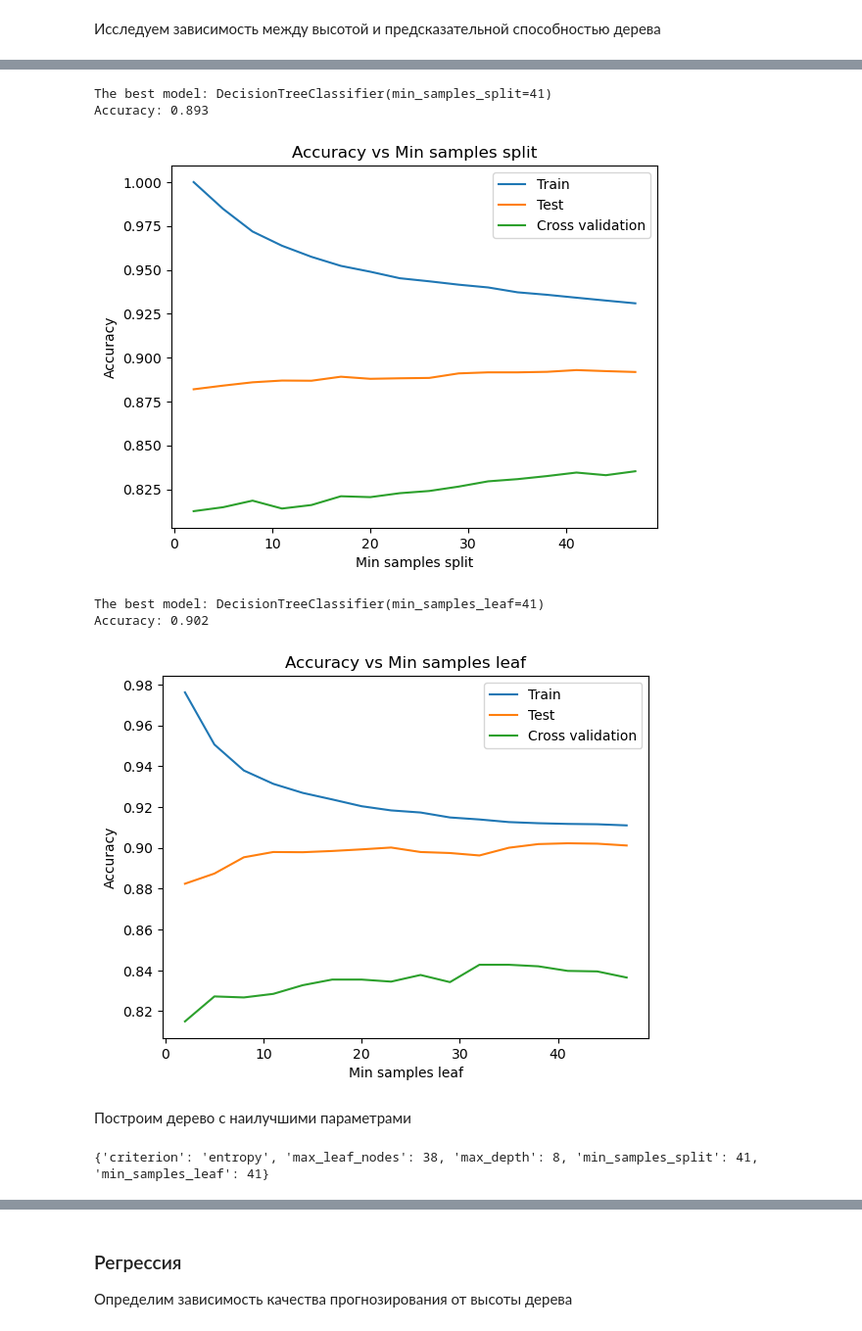
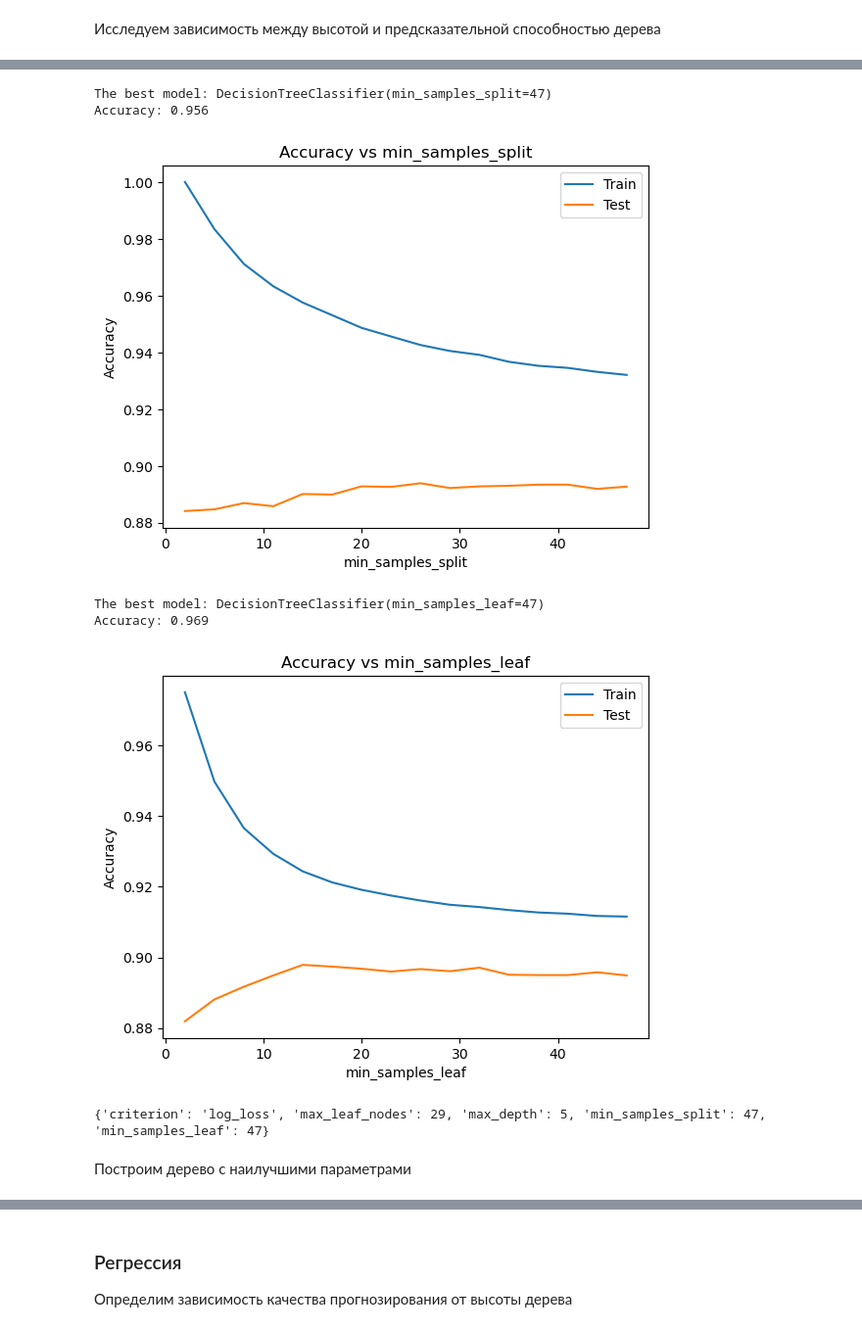
Before and after one commit to fongradnastya/data_analisys4, a Jupyter notebook: notebooks/work.ipynb, the cells around one changed output, grey strips where cells are left out. Shown at 98% size. Drawn from its saved outputs; the diff is of its cells as text; code cells hidden in the pictures.

```diff
--- a/notebooks/work.ipynb
+++ b/notebooks/work.ipynb
@@ -313,0 +285,5 @@ Accuracy: 0.887
+# %%
+params = {
+    "criterion": ["gini", "entropy", "log_loss"]
+}
+best_parameters["criterion"] = test_parameters(params, x_train_c, y_train_c, x_test_c, y_test_c)
@@ -314,4 +294,6 @@ Accuracy: 0.887
 # %%
-max_leaf_nodes = range(2, 40, 3)
-best_parameters["max_leaf_nodes"] = test_class_parameters(max_leaf_nodes, "Max leaf nodes")
+params = {
+    "max_leaf_nodes": range(2, 40, 3),
+}
+best_parameters["max_leaf_nodes"] = test_parameters(params, x_train_c, y_train_c, x_test_c, y_test_c)
 # %% [output]
@@ -321,3 +302,0 @@ Accuracy: 0.9
-# %%
-max_depth_list = range(2, 15)
-best_parameters["max_depth"] = test_class_parameters(max_depth_list, "Max depth")
@@ -327,0 +303,5 @@ Accuracy: 0.899
+# %%
+params = {
+    "max_depth": range(2, 15)
+}
+best_parameters["max_depth"] = test_parameters(params, x_train_c, y_train_c, x_test_c, y_test_c)
@@ -328,20 +312,24 @@ Accuracy: 0.899
 # %%
-min_samples_split = range(2, 50, 3)
-best_parameters["min_samples_split"] = test_class_parameters(min_samples_split, "Min samples split")
+params = {
+    "min_samples_split": range(2, 50, 3)
+}
+best_parameters["min_samples_split"] = test_parameters(params, x_train_c, y_train_c, x_test_c, y_test_c)
 # %% [output]
-The best model: DecisionTreeClassifier(min_samples_split=41)
-Accuracy: 0.893
+The best model: DecisionTreeClassifier(min_samples_split=47)
+Accuracy: 0.956
-[figure, old version]
+[figure, new version]
 # %%
-min_samples_leaf = range(2, 50, 3)
-best_parameters["min_samples_leaf"] = test_class_parameters(min_samples_leaf, "Min samples leaf")
+params = {
+    "min_samples_leaf": range(2, 50, 3)
+}
+best_parameters["min_samples_leaf"] = test_parameters(params, x_train_c, y_train_c, x_test_c, y_test_c)
 # %% [output]
-The best model: DecisionTreeClassifier(min_samples_leaf=41)
-Accuracy: 0.902
+The best model: DecisionTreeClassifier(min_samples_leaf=47)
+Accuracy: 0.969
-[figure, old version]
+[figure, new version]
+# %%
+print(best_parameters)
+# %% [output]
+{'criterion': 'log_loss', 'max_leaf_nodes': 29, 'max_depth': 5, 'min_samples_split': 47, 'min_samples_leaf': 47}
 # %% [markdown]
 Построим дерево с наилучшими параметрами
-# %%
-print(best_parameters)
-# %% [output]
-{'criterion': 'entropy', 'max_leaf_nodes': 38, 'max_depth': 8, 'min_samples_split': 41, 'min_samples_leaf': 41}
```
Also changed, not shown: parts of 24 cells of this notebook, 2 other files.
